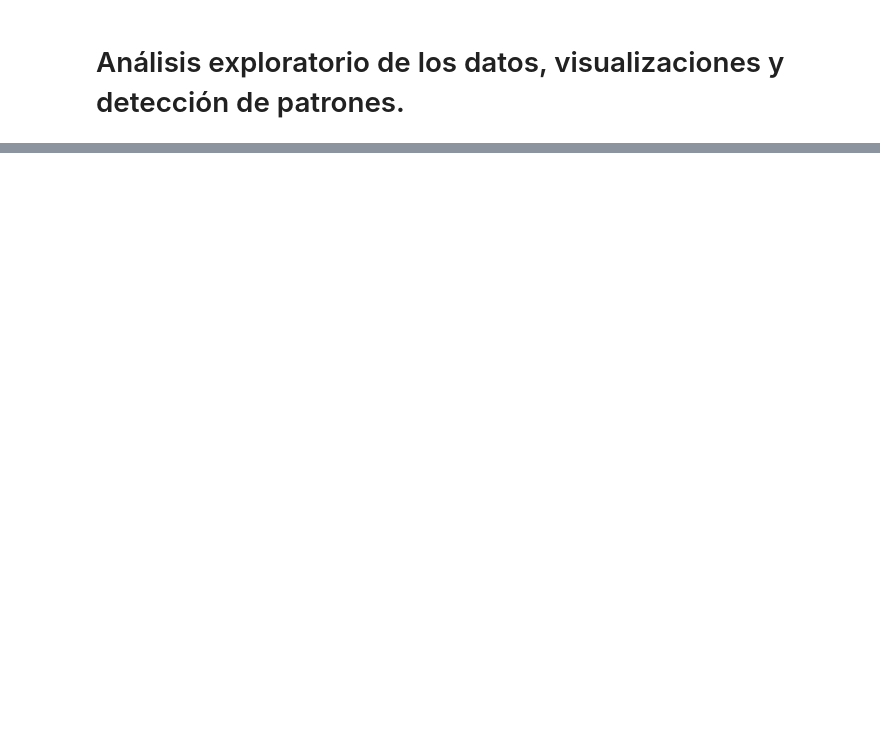
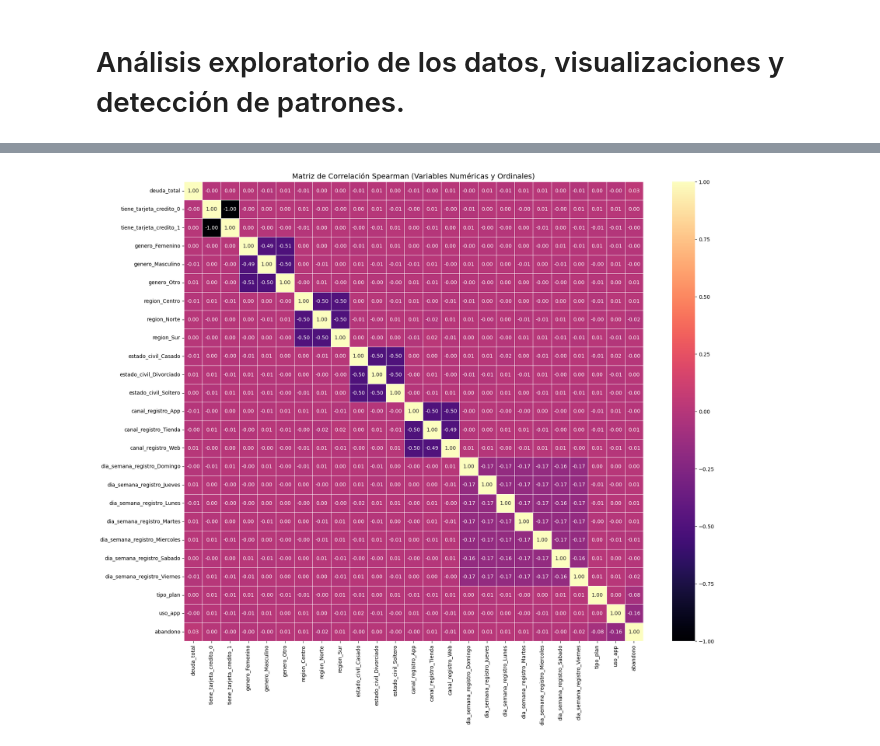
Before and after one commit to ramirezluna-david/proyecto_modelado_grp2, a Jupyter notebook: notebooks/01_exploratory_analysis.ipynb, the cells around one changed output, grey strips where cells are left out. Drawn from its saved outputs; the diff is of its cells as text; code cells hidden in the pictures; blank space fills up the shorter version.

```diff
--- a/notebooks/01_exploratory_analysis.ipynb
+++ b/notebooks/01_exploratory_analysis.ipynb
@@ -21,0 +164,5 @@ data.head()
+# %%
+# matriz de correlacion de spearman sólo con variables discretas
+correlaciones_spearman = data[variables_discretas].corr(method='spearman')
+correlaciones_spearman[target].sort_values(ascending=False)
+correlaciones_spearman
@@ -21,0 +188,15 @@ data.head()
+# %%
+# graficar heatmap
+plt.figure(figsize=(20, 16))  # tamaño de la figura
+sns.heatmap(
+    correlaciones_spearman,
+    annot=True,       # mostrar los valores
+    cmap="magma",  # paleta de colores
+    fmt=".2f",        # formato decimal
+    square=True,      # cuadrados uniformes
+    linewidths=0.5    # líneas entre celdas
+)
+plt.title("Matriz de Correlación Spearman (Variables Numéricas y Ordinales)", fontsize=14)
+plt.show()
+# %% [output]
+[figure, added]
```
Also changed, not shown: parts of 22 cells of this notebook, 3 other files.
